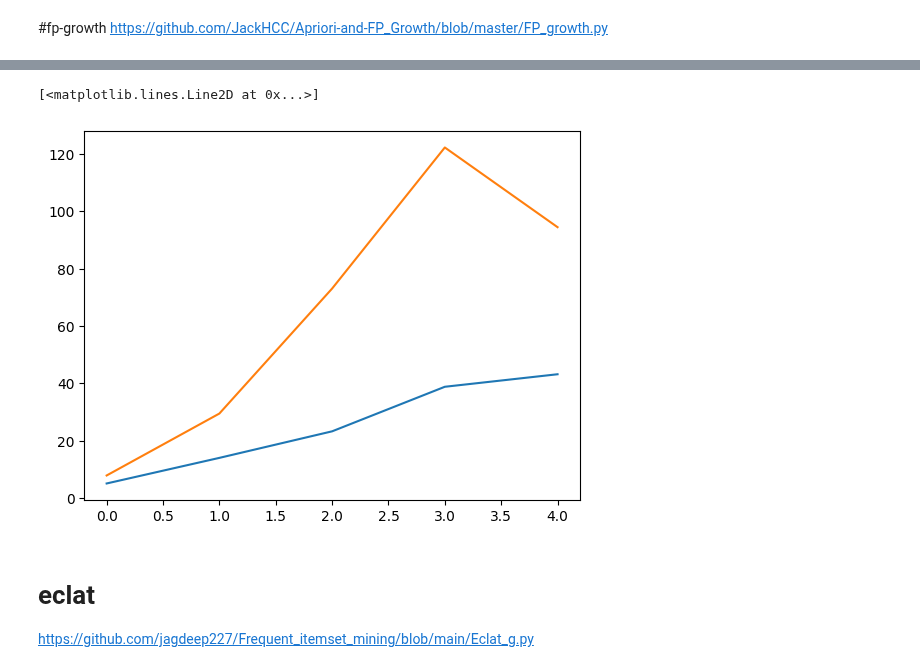
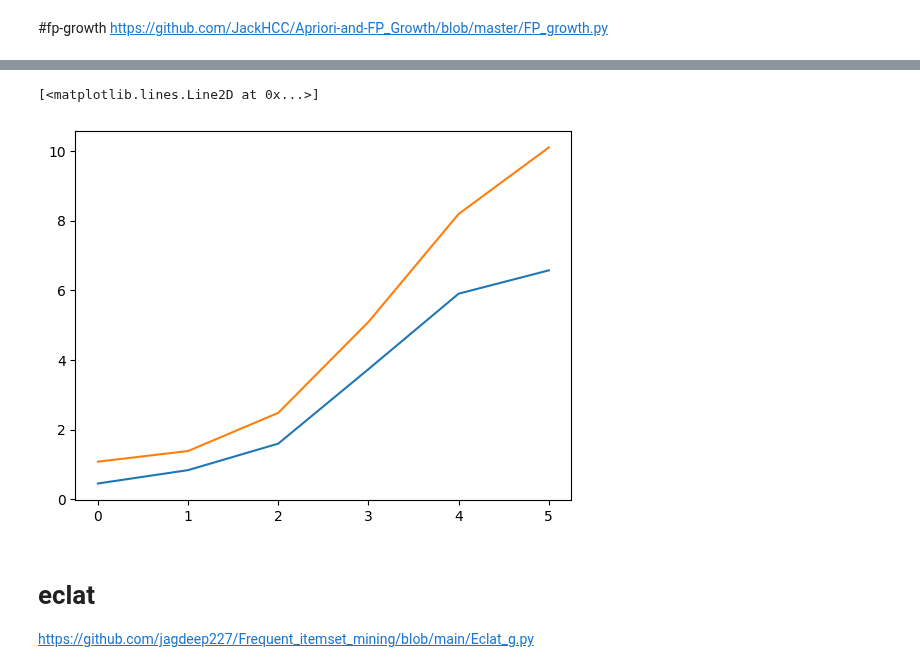
Before and after one commit to NicoloAvesani/Finding-Frequent-Itemsets-, a Jupyter notebook: that's_good_OK_APRIORI,_FP_GROWTH_and_ECLAT.ipynb, the cells around one changed output, grey strips where cells are left out. Cells and saved outputs as stored; diff of their text form; code cells hidden in the pictures.

Commit message:
save the fp-growth and apriori density and size code

```diff
--- a/that's_good_OK_APRIORI,_FP_GROWTH_and_ECLAT.ipynb
+++ b/that's_good_OK_APRIORI,_FP_GROWTH_and_ECLAT.ipynb
@@ -111,16 +111,26 @@ for i in range(len(dataset_array)):
 #len(new_array[0])
 # %%
 size_dataset = [
-    '0.5_tsz10_tct100.0K.txt',
-    '0.5_tsz20_tct100.0K.txt',
-    '0.5_tsz30_tct100.0K.txt',
-    '0.5_tsz40_tct100.0K.txt',
-    '0.5_tsz50_tct100.0K.txt',
-    '0.5_tsz60_tct100.0K.txt',
-    '0.5_tsz70_tct100.0K.txt',
-    '0.5_tsz80_tct100.0K.txt',
-    '0.5_tsz90_tct100.0K.txt',
+    '0.5_tsz10_tct100.0k.txt',
+    '0.5_tsz20_tct100.0k.txt',
+
+    '0.5_tsz40_tct100.0k.txt',
+    '0.5_tsz50_tct100.0k.txt',
+
+    '0.5_tsz80_tct100.0k.txt',
+    '0.5_tsz90_tct100.0k.txt',
 ]
+# %%
+density_dataset =[
+    '0.1_tsz50_tct100.0k.txt',
+    '0.2_tsz50_tct100.0k.txt',
+    '0.3_tsz50_tct100.0k.txt',
+    '0.4_tsz50_tct100.0k.txt',
+    '0.5_tsz50_tct100.0k.txt',
+    '0.6_tsz50_tct100.0k.txt',
+    '0.7_tsz50_tct100.0k.txt',
+
+]
 # %% [markdown]
 #apriori
 # %%
@@ -518,5 +637,5 @@ if __name__ == '__main__':
 # %%
-
+#fp-growth size
 runtime_fpgrowth = []
 
 for i in range(len(size_dataset)):
@@ -556,8 +675,4 @@ for i in range(len(size_dataset)):
       end = time.time()
 
       result_time = end - start
-      runtime_apriori.append(result_time)
+      runtime_fpgrowth.append(result_time)
-# %%
-runtime_fpgrowth = runtime_apriori[5:10]
-
-runtime_fpgrowth
@@ -578,9 +708,10 @@ runtime_apriori[:5]
 # %%
+#plt fp-growth and apriori size
 plt.plot(runtime_fpgrowth)
-plt.plot(runtime_apriori[:5])
+plt.plot(runtime_apriori)
 # %% [output]
 [<matplotlib.lines.Line2D at 0x...>]
-[figure, old version]
+[figure, new version]
 # %%
 #!pip install anytree
 # %%
```
Also changed, not shown: parts of 18 cells of this notebook.
